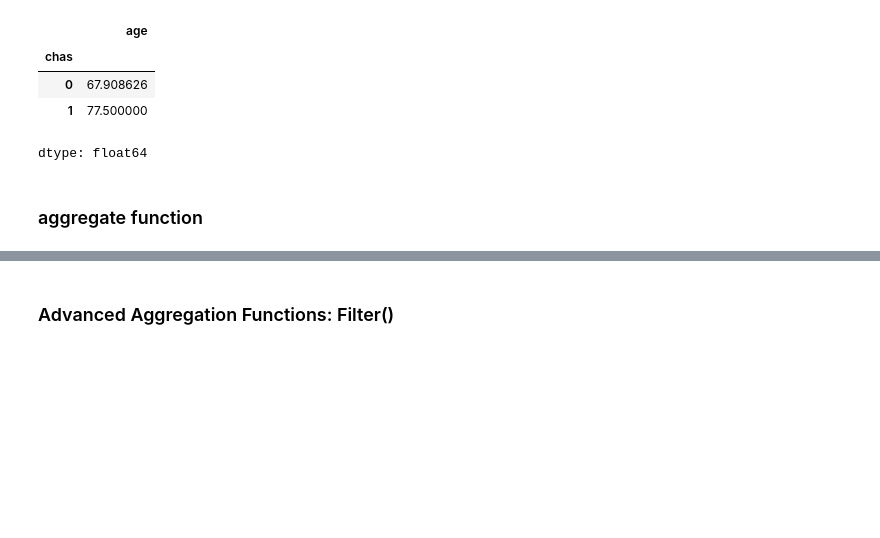
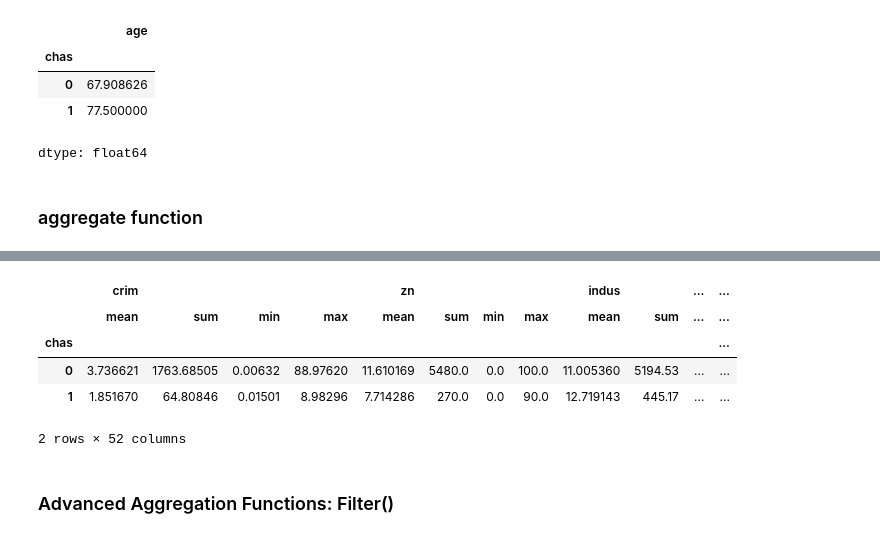
Before and after one commit to alirezasaharkhiz9/python-for-DataAnalysis, a Jupyter notebook: Pandas.ipynb, the cells around one changed output, grey strips where cells are left out. Saved outputs shown, nothing was run; the diff lists cells and outputs as text; code cells hidden in the pictures; blank space fills up the shorter version.

```diff
--- a/Pandas.ipynb
+++ b/Pandas.ipynb
@@ -1156,2 +1185,11 @@ dtype: float64
+# %%
+data.groupby('chas').agg(['mean', 'sum', 'min', 'max'])
+# %% [output]
+|  | crim |  |  |  | zn |  |  |  | indus |  | ... | ... |
+|  | mean | sum | min | max | mean | sum | min | max | mean | sum | ... | ... |
+| chas |  |  |  |  |  |  |  |  |  |  |  | ... |
+| 0 | 3.736621 | 1763.68505 | 0.00632 | 88.97620 | 11.610169 | 5480.0 | 0.0 | 100.0 | 11.005360 | 5194.53 | ... | ... |
+| 1 | 1.851670 | 64.80846 | 0.01501 | 8.98296 | 7.714286 | 270.0 | 0.0 | 90.0 | 12.719143 | 445.17 | ... | ... |
+2 rows × 52 columns
 # %% [markdown]
 ### Advanced Aggregation Functions: Filter()
```
Also changed, not shown: parts of 17 cells of this notebook.
